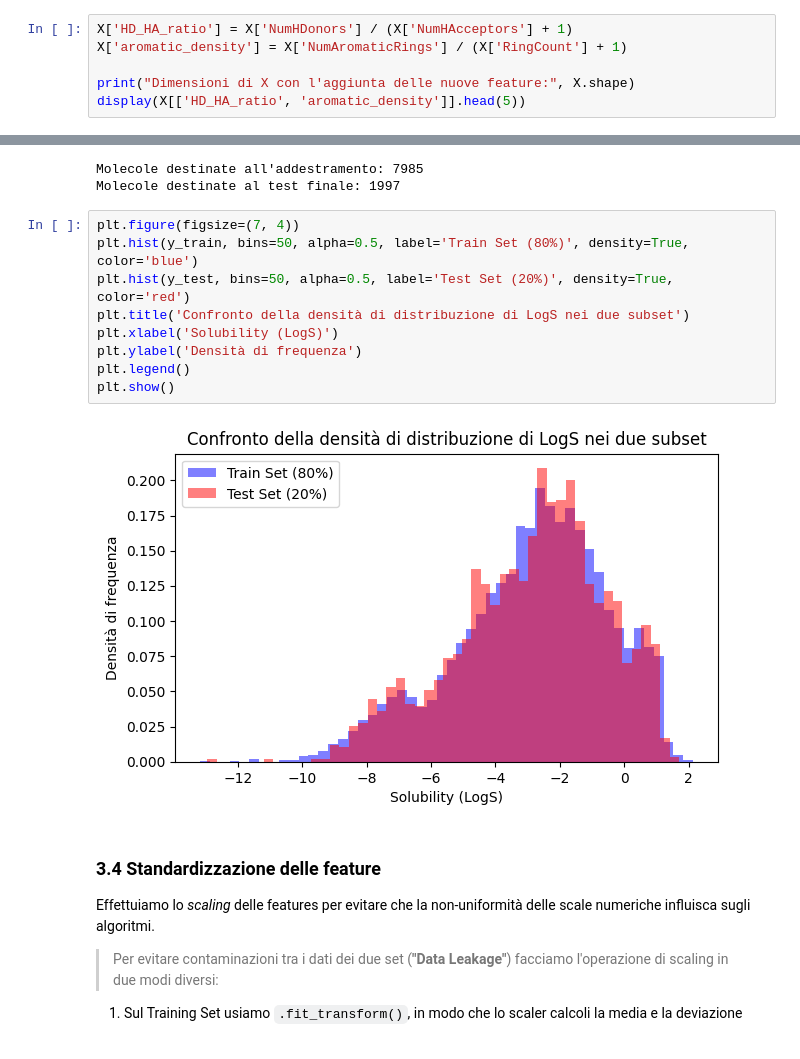
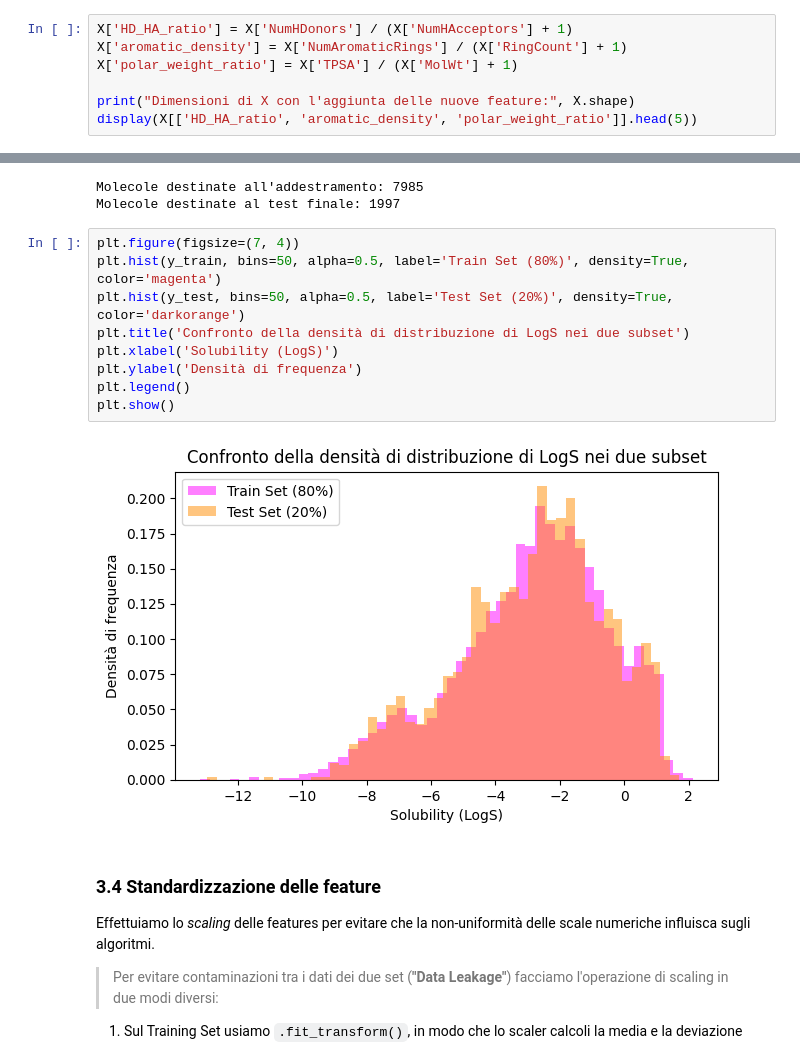
Before and after one commit to elettra-ven/DIA-Ventura-SolAq, a Jupyter notebook: SolAq_DIA_Ventura.ipynb, the cells around one changed output, grey strips where cells are left out. Cells and saved outputs as stored; diff of their text form.

```diff
--- a/SolAq_DIA_Ventura.ipynb
+++ b/SolAq_DIA_Ventura.ipynb
@@ -586,7 +582,8 @@ Creiamo ora delle **nuove feature** derivate per arricchire il set informativo:
 # %%
 X['HD_HA_ratio'] = X['NumHDonors'] / (X['NumHAcceptors'] + 1)
 X['aromatic_density'] = X['NumAromaticRings'] / (X['RingCount'] + 1)
+X['polar_weight_ratio'] = X['TPSA'] / (X['MolWt'] + 1)
 
 print("Dimensioni di X con l'aggiunta delle nuove feature:", X.shape)
-display(X[['HD_HA_ratio', 'aromatic_density']].head(5))
+display(X[['HD_HA_ratio', 'aromatic_density', 'polar_weight_ratio']].head(5))
 # %% [output]
@@ -616,15 +613,15 @@ Molecole destinate all'addestramento: 7985
 Molecole destinate al test finale: 1997
 # %%
 plt.figure(figsize=(7, 4))
-plt.hist(y_train, bins=50, alpha=0.5, label='Train Set (80%)', density=True, color='blue')
-plt.hist(y_test, bins=50, alpha=0.5, label='Test Set (20%)', density=True, color='red')
+plt.hist(y_train, bins=50, alpha=0.5, label='Train Set (80%)', density=True, color='magenta')
+plt.hist(y_test, bins=50, alpha=0.5, label='Test Set (20%)', density=True, color='darkorange')
 plt.title('Confronto della densità di distribuzione di LogS nei due subset')
 plt.xlabel('Solubility (LogS)')
 plt.ylabel('Densità di frequenza')
 plt.legend()
 plt.show()
 # %% [output]
-[figure, old version]
+[figure, new version]
 # %% [markdown]
 ### 3.4 Standardizzazione delle feature
 Effettuiamo lo *scaling* delle features per evitare che la non-uniformità delle scale numeriche influisca sugli algoritmi.
```
Also changed, not shown: parts of 39 cells of this notebook.
